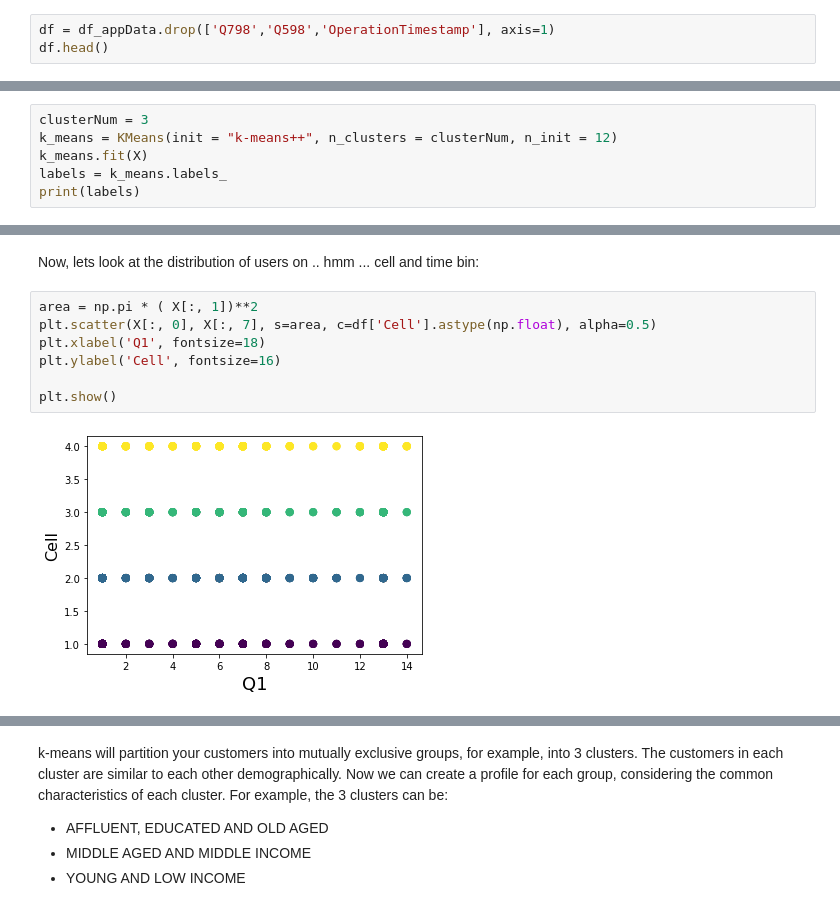
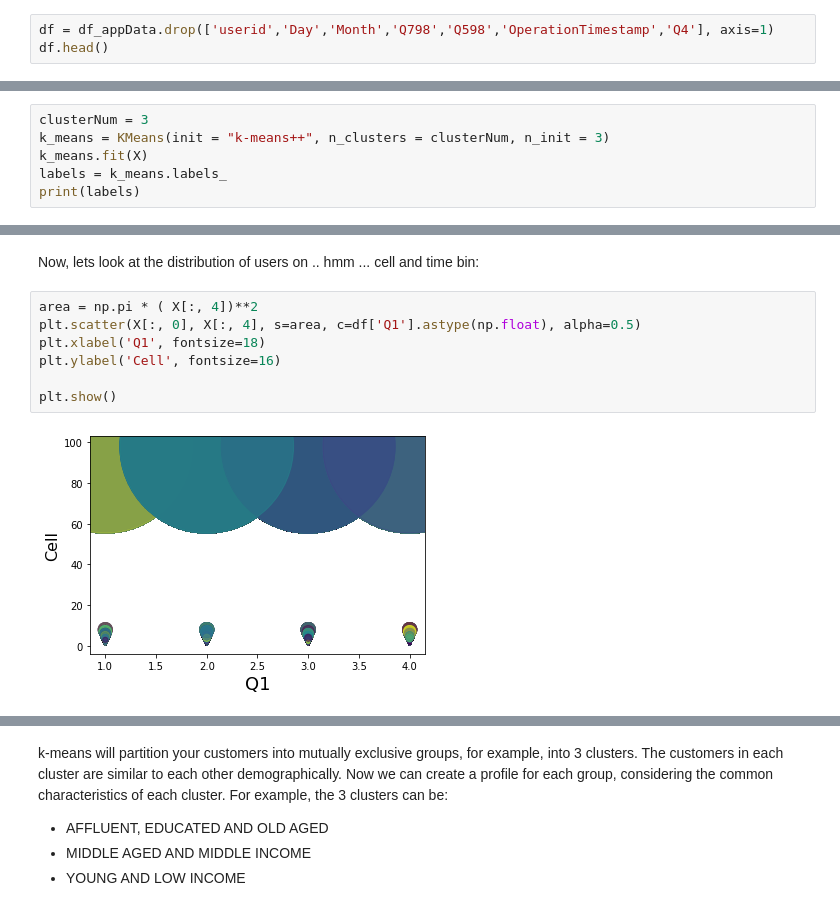
Before and after one commit to githubchinny/python, a Jupyter notebook: MachineLearningWithPython/Clus-K-Means-AppData.ipynb, the cells around one changed output, grey strips where cells are left out. Saved outputs shown, nothing was run; the diff lists cells and outputs as text.

Commit message:
testing K-means with other cols

```diff
--- a/MachineLearningWithPython/Clus-K-Means-AppData.ipynb
+++ b/MachineLearningWithPython/Clus-K-Means-AppData.ipynb
@@ -186,4 +227,4 @@ Drop 'Q798','Q598','OperationTimestamp' as I don't think we can apply Euclidean
 # %%
-df = df_appData.drop(['Q798','Q598','OperationTimestamp'], axis=1)
+df = df_appData.drop(['userid','Day','Month','Q798','Q598','OperationTimestamp','Q4'], axis=1)
 df.head()
 # %% [output]
@@ -224,7 +265,7 @@ In our example (if we didn't have access to the k-means algorithm), it would be
 Lets apply k-means on our dataset, and take look at cluster labels.
 # %%
 clusterNum = 3
-k_means = KMeans(init = "k-means++", n_clusters = clusterNum, n_init = 12)
+k_means = KMeans(init = "k-means++", n_clusters = clusterNum, n_init = 3)
 k_means.fit(X)
 labels = k_means.labels_
 print(labels)
@@ -270,14 +297,14 @@ memory usage: 2.6 MB
 # %% [markdown]
 Now, lets look at the distribution of users on .. hmm ... cell and time bin:
 # %%
-area = np.pi * ( X[:, 1])**2
-plt.scatter(X[:, 0], X[:, 7], s=area, c=df['Cell'].astype(np.float), alpha=0.5)
+area = np.pi * ( X[:, 4])**2
+plt.scatter(X[:, 0], X[:, 4], s=area, c=df['Q1'].astype(np.float), alpha=0.5)
 plt.xlabel('Q1', fontsize=18)
 plt.ylabel('Cell', fontsize=16)
 
 plt.show()
 # %% [output]
-[figure, old version]
+[figure, new version]
 # %%
 from mpl_toolkits.mplot3d import Axes3D
 fig = plt.figure(1, figsize=(8, 6))
```
Also changed, not shown: parts of 20 cells of this notebook.
